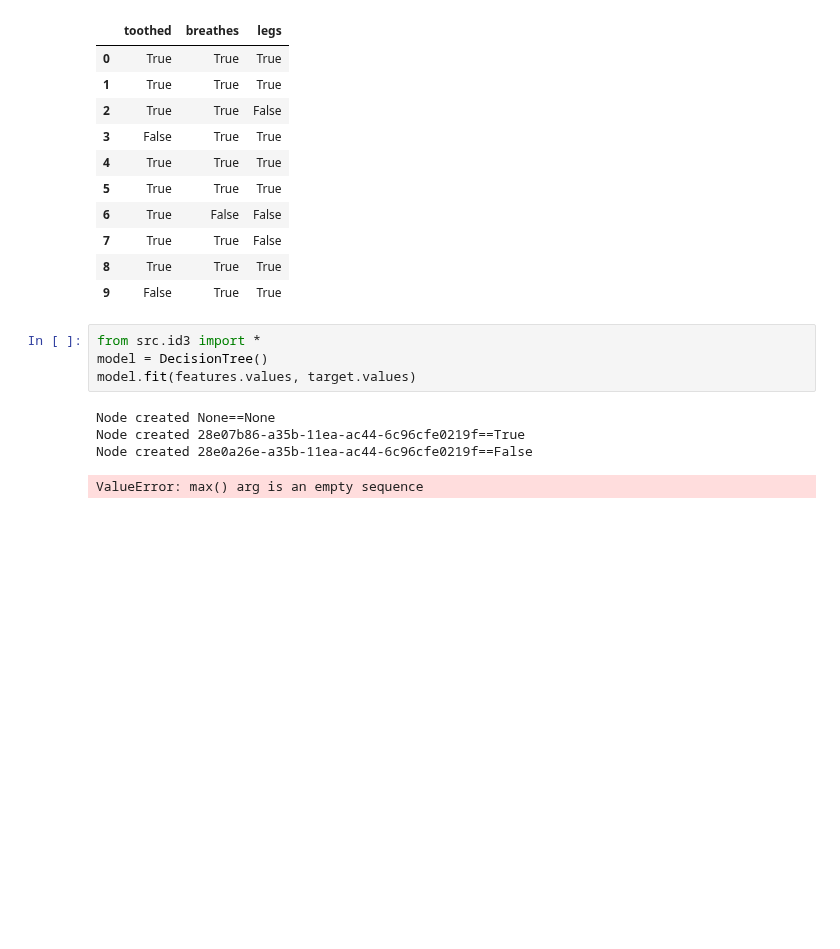
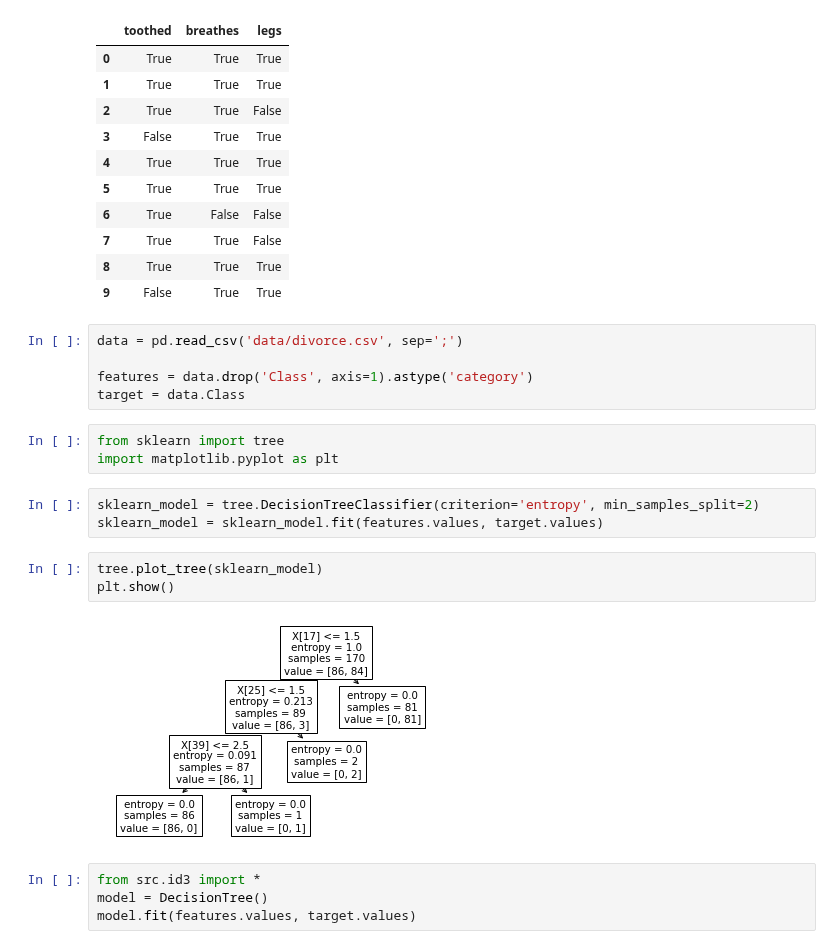
Before and after one commit to KowalikJakub/id3, a Jupyter notebook: playground.ipynb, the cells around one changed output. Drawn from its saved outputs; the diff is of its cells as text; blank space fills up the shorter version.

```diff
--- a/playground.ipynb
+++ b/playground.ipynb
@@ -24,12 +24,23 @@ features
 | 7 | True | True | False |
 | 8 | True | True | True |
 | 9 | False | True | True |
+# %%
+data = pd.read_csv('data/divorce.csv', sep=';')
+
+features = data.drop('Class', axis=1).astype('category')
+target = data.Class
+# %%
+from sklearn import tree
+import matplotlib.pyplot as plt
+# %%
+sklearn_model = tree.DecisionTreeClassifier(criterion='entropy', min_samples_split=2)
+sklearn_model = sklearn_model.fit(features.values, target.values)
+# %%
+tree.plot_tree(sklearn_model)
+plt.show()
+# %% [output]
+[figure, added]
 # %%
 from src.id3 import *
 model = DecisionTree()
 model.fit(features.values, target.values)
-# %% [output]
-Node created None==None
-Node created 28e07b86-a35b-11ea-ac44-6c96cfe0219f==True
-Node created 28e0a26e-a35b-11ea-ac44-6c96cfe0219f==False
-ValueError: max() arg is an empty sequence
```
Also changed, not shown: parts of 2 cells of this notebook, 2 other files.
